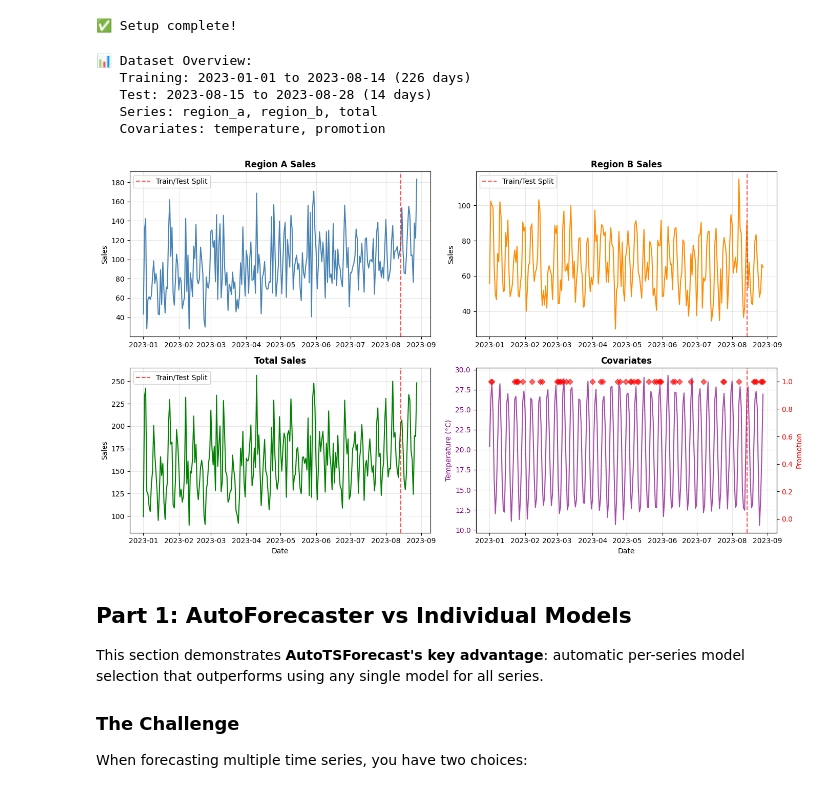
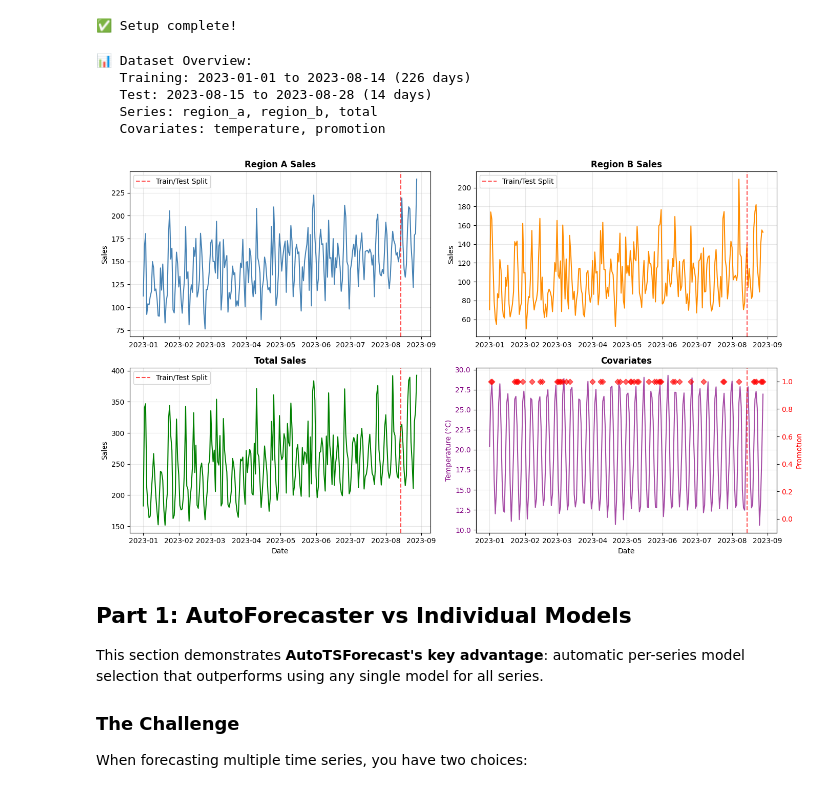
Before and after one commit to weibinxu86/autotsforecast, a Jupyter notebook: autotsforecast/examples/autotsforecast_tutorial.ipynb, the cells around one changed output. Drawn from its saved outputs; the diff is of its cells as text; code cells hidden in the pictures.

```diff
--- a/autotsforecast/examples/autotsforecast_tutorial.ipynb
+++ b/autotsforecast/examples/autotsforecast_tutorial.ipynb
@@ -116,20 +116,35 @@ X = pd.DataFrame({
 }, index=dates)
 
 # Generate sales data for two regions
-# Use shared noise that cancels when summed - this makes total more predictable
-shared_noise = np.random.normal(0, 10.0, n_days)
+# KEY DESIGN: Shared noise that CANCELS when summed makes Total more predictable
+# This enables reconciliation to "borrow strength" from Total to improve regions
+shared_noise = np.random.normal(0, 12.0, n_days)  # Shared component
 
-# Region A: Very high variance with large shared noise component
-# This region will benefit most from reconciliation (borrows from more stable total)
+# Region A: Moderate variance with clear covariate signals
+# - Has shared noise component (cancels in total)
+# - Strong promotion effect (+40) - makes forecasting easier when promotions occur
+# - Clear weekly seasonality - gives models something to learn
+# - This region still benefits from reconciliation due to shared noise
 region_a_sales = (
-    40 + 0.10 * time_step + 50.0 * X['promotion'].values +
-    1.6 * X['temperature'].values + shared_noise + np.random.normal(0, 15.0, n_days)
+    80 + 0.15 * time_step +                          # Clear upward trend
+    8.0 * np.sin(2 * np.pi * time_step / 7) +       # Weekly seasonality
+    40.0 * X['promotion'].values +                   # Strong promo effect
+    2.0 * X['temperature'].values +                  # Moderate temp effect
+    shared_noise +                                   # Shared noise (cancels in total)
+    np.random.normal(0, 8.0, n_days)                # Moderate idiosyncratic noise
 )
 
-# Region B: Lower variance, opposite shared noise (cancels with Region A)
+# Region B: LOW VARIANCE, strong covariate signal
+# - OPPOSITE shared noise (cancels with Region A when summed)
+# - Strong promotion effect (+50) = easier to forecast
+# - This region is already well-predicted, less gain from reconciliation
 region_b_sales = (
-    25 + 7.0 * np.sin(2 * np.pi * time_step / 30) + 2.0 * X['temperature'].values +
-    4.0 * X['promotion'].values - shared_noise + np.random.normal(0, 1.0, n_days)
+    30 + 0.12 * time_step +                          # Moderate trend
+    5.0 * np.sin(2 * np.pi * time_step / 30) +      # Cyclic pattern
+    50.0 * X['promotion'].values +                   # Strong promo effect
+    2.5 * X['temperature'].values +                  # Moderate temp effect
+    (-shared_noise) +                                # OPPOSITE shared noise (key!)
+    np.random.normal(0, 3.0, n_days)                # Small idiosyncratic noise
 )
 
 # Total sales (hierarchical structure) - more predictable due to noise cancellation
@@ -173,34 +188,34 @@ axes[1, 0].axvline(y_train.index[-1], color='red', linestyle='--', alpha=0.7, la
 axes[1, 0].set_title('Total Sales', fontweight='bold')
 axes[1, 0].set_xlabel('Date')
 axes[1, 0].set_ylabel('Sales')
 axes[1, 0].legend()
 axes[1, 0].grid(alpha=0.3)
 
 ax2 = axes[1, 1]
 ax2.plot(X.index, X['temperature'], color='purple', alpha=0.7, linewidth=1.5)
 ax2.axvline(X_train.index[-1], color='red', linestyle='--', alpha=0.7)
 ax2.set_ylabel('Temperature (°C)', color='purple')
 ax2.tick_params(axis='y', labelcolor='purple')
 ax2.set_title('Covariates', fontweight='bold')
 ax2.set_xlabel('Date')
 ax2.grid(alpha=0.3)
 
 ax2_right = ax2.twinx()
 promo_dates = X[X['promotion'] == 1].index
 ax2_right.scatter(promo_dates, X.loc[promo_dates, 'promotion'], color='red', alpha=0.6, s=30, marker='D')
 ax2_right.set_ylabel('Promotion', color='red')
 ax2_right.tick_params(axis='y', labelcolor='red')
 ax2_right.set_ylim(-0.1, 1.1)
 
 plt.tight_layout()
 plt.show()
 # %% [output]
 📊 Dataset Overview:
    Training: 2023-01-01 to 2023-08-14 (226 days)
    Test: 2023-08-15 to 2023-08-28 (14 days)
    Series: region_a, region_b, total
    Covariates: temperature, promotion
-[figure, old version]
+[figure, new version]
 # %% [markdown]
 ## Part 1: AutoForecaster vs Individual Models
 
```
Also changed, not shown: parts of 7 cells of this notebook, 5 other files.
